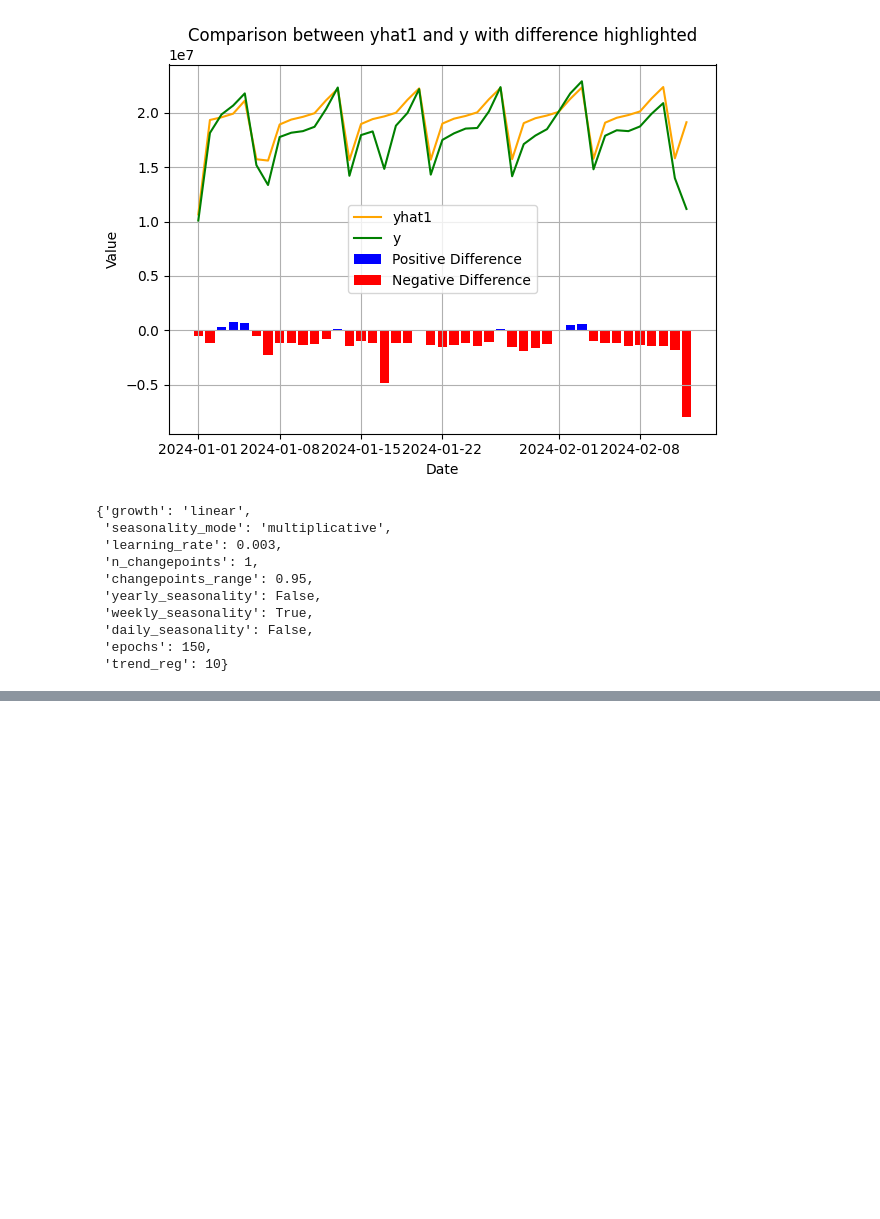
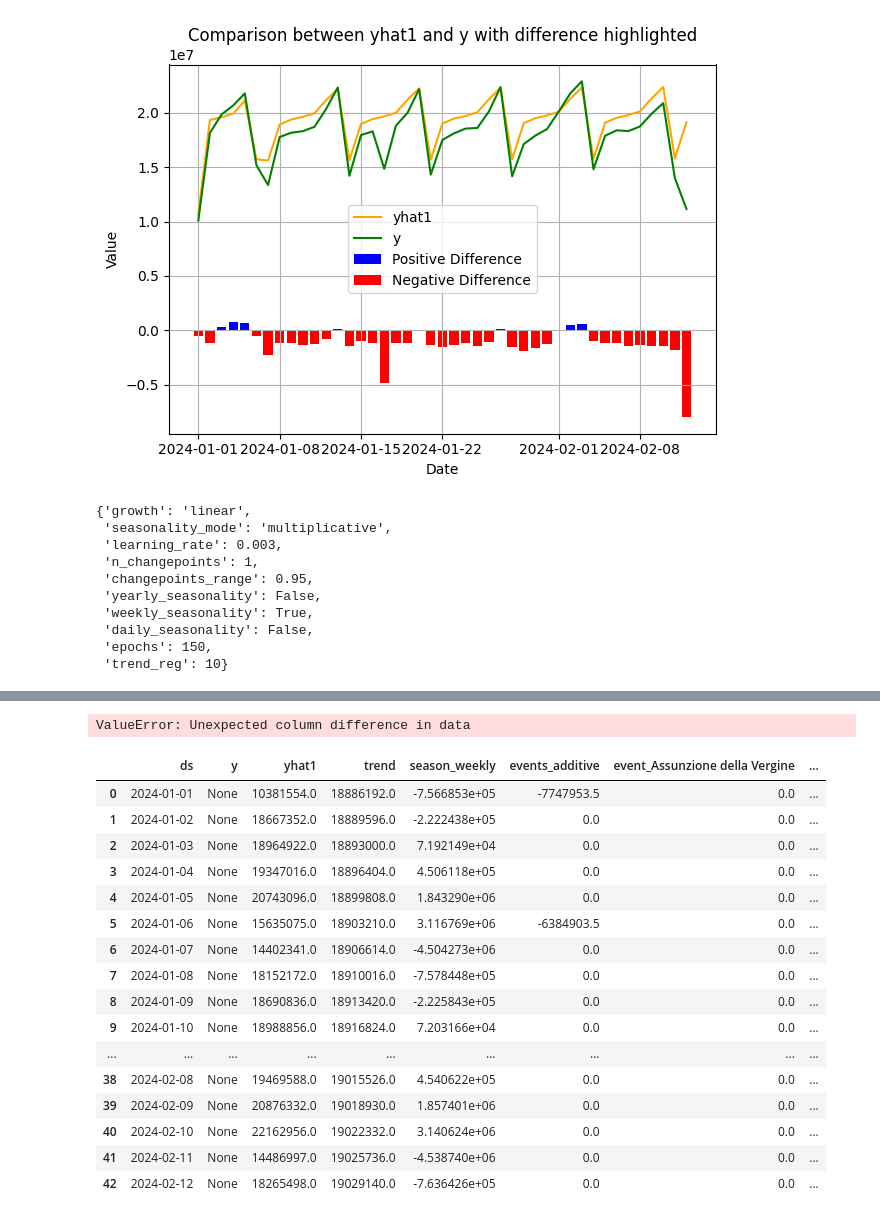
Before and after one commit to ElshanCh/Performance_Prediction, a Jupyter notebook: notebooks/EDA.ipynb, the cells around one changed output, grey strips where cells are left out. Cells and saved outputs as stored; diff of their text form; code cells hidden in the pictures; blank space fills up the shorter version.

Commit message:
etl, predic,hyperparam pipelines

```diff
--- a/notebooks/EDA.ipynb
+++ b/notebooks/EDA.ipynb
@@ -259,3 +265,43 @@ m.config
+# %%
+from neuralprophet import NeuralProphet,set_random_seed, set_log_level, save, load
+# Load the saved model
+model_path = "models/np-model.np"
+loaded_model = load(model_path)
+
+# Make future dataframe for predictions
+future = loaded_model.make_future_dataframe(test_data,periods=len(test_data))
+
+# Forecast
+forecast = loaded_model.predict(future)
+
+# Compute forecast metrics
+cust_metrics = compute_forecast_metrics(forecast, test_data)
+print(cust_metrics)
+
+# Generate comparison plot
+plt = generate_comparison_plot(forecast, test_data)
+# %% [output]
+ValueError: Unexpected column difference in data
+# %%
+forecast
+# %% [output]
+|  | ds | y | yhat1 | trend | season_weekly | events_additive | event_Assunzione della Vergine | ... |
+| 0 | 2024-01-01 | None | 10381554.0 | 18886192.0 | -7.566853e+05 | -7747953.5 | 0.0 | ... |
+| 1 | 2024-01-02 | None | 18667352.0 | 18889596.0 | -2.222438e+05 | 0.0 | 0.0 | ... |
+| 2 | 2024-01-03 | None | 18964922.0 | 18893000.0 | 7.192149e+04 | 0.0 | 0.0 | ... |
+| 3 | 2024-01-04 | None | 19347016.0 | 18896404.0 | 4.506118e+05 | 0.0 | 0.0 | ... |
+| 4 | 2024-01-05 | None | 20743096.0 | 18899808.0 | 1.843290e+06 | 0.0 | 0.0 | ... |
+| 5 | 2024-01-06 | None | 15635075.0 | 18903210.0 | 3.116769e+06 | -6384903.5 | 0.0 | ... |
+| 6 | 2024-01-07 | None | 14402341.0 | 18906614.0 | -4.504273e+06 | 0.0 | 0.0 | ... |
+| 7 | 2024-01-08 | None | 18152172.0 | 18910016.0 | -7.578448e+05 | 0.0 | 0.0 | ... |
+| 8 | 2024-01-09 | None | 18690836.0 | 18913420.0 | -2.225843e+05 | 0.0 | 0.0 | ... |
+| 9 | 2024-01-10 | None | 18988856.0 | 18916824.0 | 7.203166e+04 | 0.0 | 0.0 | ... |
+| ... | ... | ... | ... | ... | ... | ... | ... | ... |
+| 38 | 2024-02-08 | None | 19469588.0 | 19015526.0 | 4.540622e+05 | 0.0 | 0.0 | ... |
+| 39 | 2024-02-09 | None | 20876332.0 | 19018930.0 | 1.857401e+06 | 0.0 | 0.0 | ... |
+| 40 | 2024-02-10 | None | 22162956.0 | 19022332.0 | 3.140624e+06 | 0.0 | 0.0 | ... |
+| 41 | 2024-02-11 | None | 14486997.0 | 19025736.0 | -4.538740e+06 | 0.0 | 0.0 | ... |
+| 42 | 2024-02-12 | None | 18265498.0 | 19029140.0 | -7.636426e+05 | 0.0 | 0.0 | ... |
 # %%
 import pickle
 with open('models/neuralprophet_model_789.pkl', "wb") as f:
```
Also changed, not shown: parts of 4 cells of this notebook, 11 other files.
